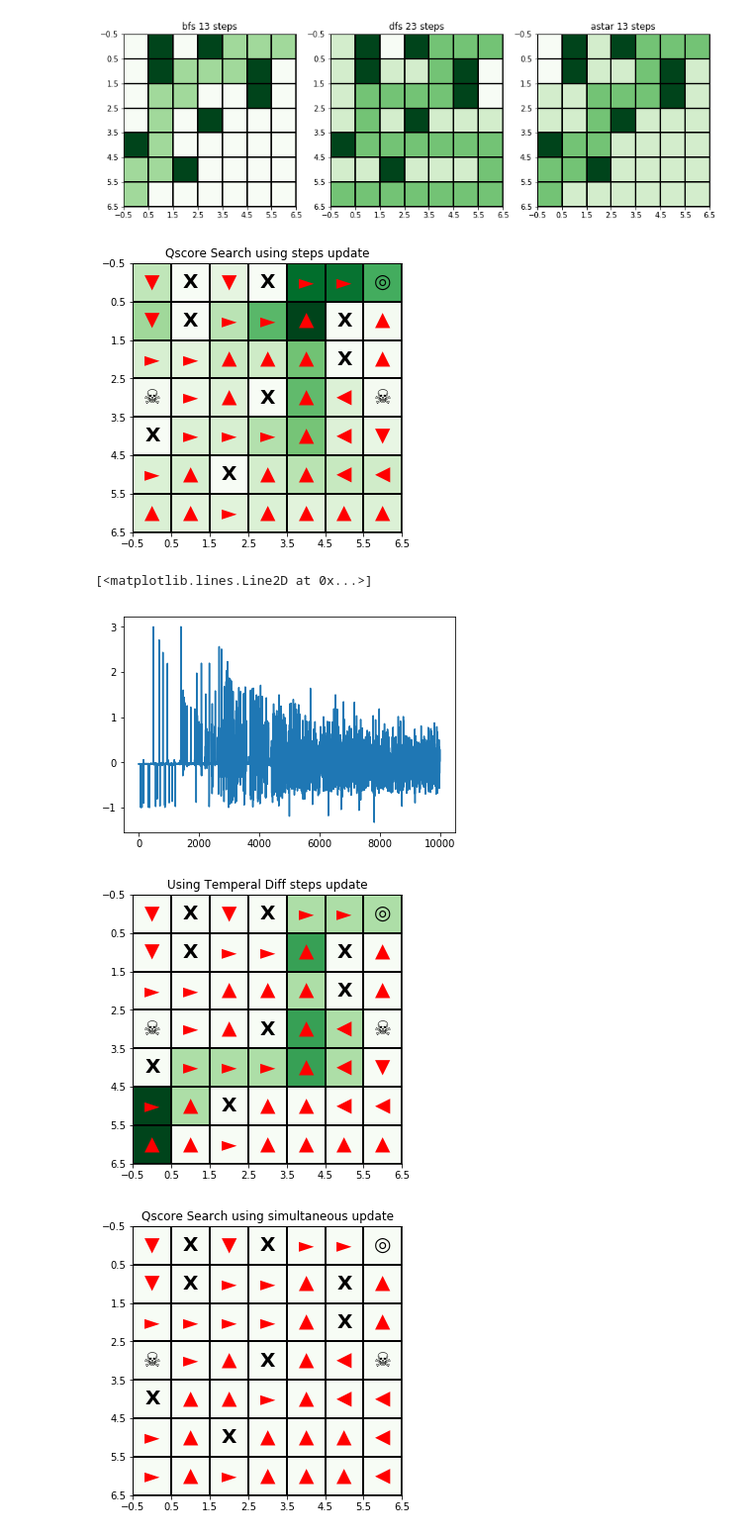
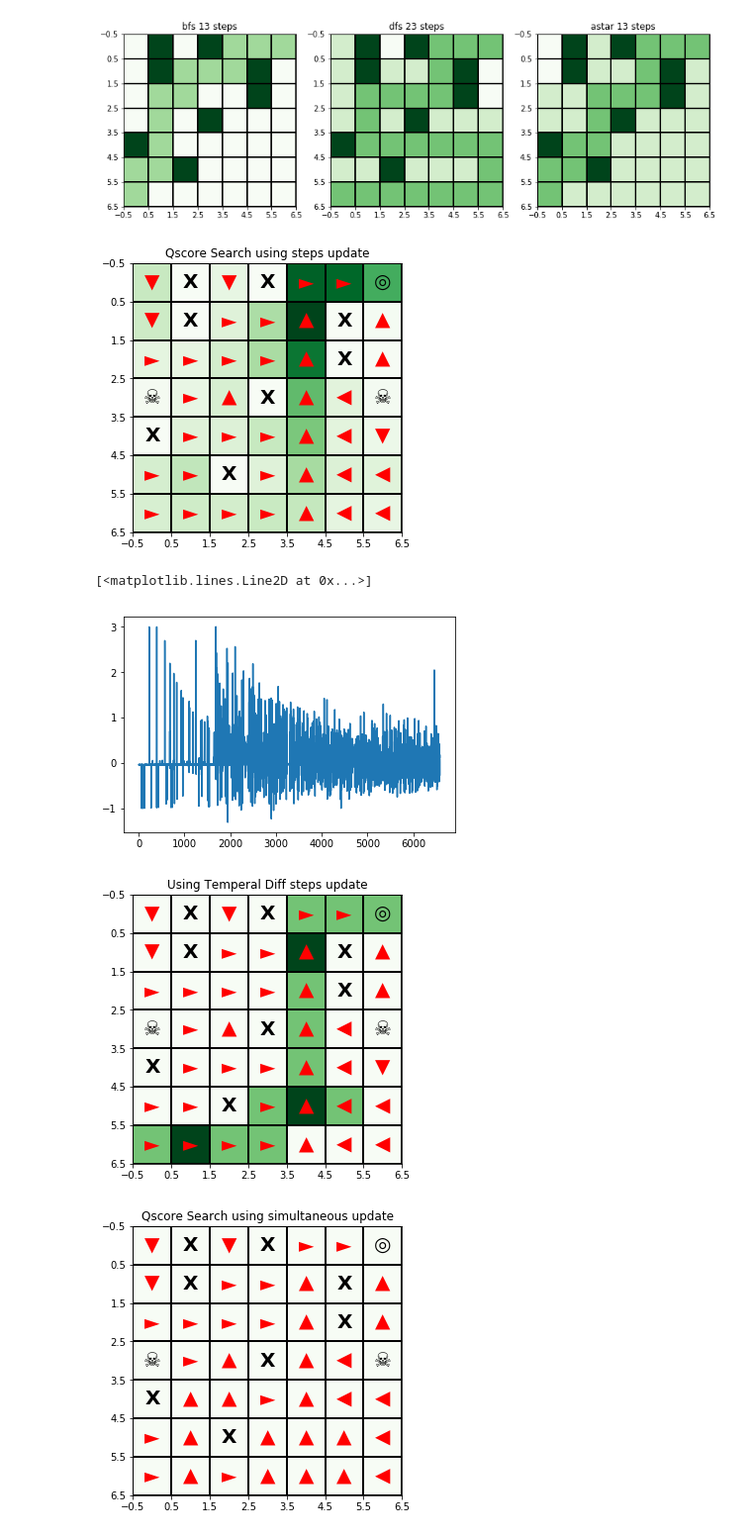
Before and after one commit to chihoxtra/reinforcement_learning, a Jupyter notebook: [PlayAround][Reinforcement Learning].ipynb, the cells around one changed output. Shown at 99% size. Saved outputs shown, nothing was run; the diff lists cells and outputs as text; code cells hidden in the pictures.

Commit message:
reinitiate e after reach round of T (reaching a goal or penalty state)

```diff
--- a/[PlayAround][Reinforcement Learning].ipynb
+++ b/[PlayAround][Reinforcement Learning].ipynb
@@ -372,18 +369,19 @@ class RL_SearchAgent:
         self.gamma = gamma
         self.initialState = (1,1)
         self.visitedPath = [self.initialState]
-        self.TDLamda = TDLamda
+        self.TDLamda = TDLamda #0:-> not use eligibility
 
-        self.initializeQscore()
+        self.initialize()
 
-    def initializeQscore(self):
+    def initialize(self, reinit=False):
         maze_width = self.problem.dimension[0]
         maze_height = self.problem.dimension[1]
 
         for i in range(maze_width):
             for j in range(maze_height):
                 if (i+1,j+1) not in self.problem.walls:
-                    self.qScore[(i+1,j+1)] = {'L':0.0, 'R':0.0, 'U':0.0, 'D':0.0}
+                    if reinit==False:
+                        self.qScore[(i+1,j+1)] = {'L':0.0, 'R':0.0, 'U':0.0, 'D':0.0}
                     if self.TDLamda > 0.0: #use eligibility
                         self.e[(i+1,j+1)] = 0.0
 
@@ -431,7 +429,7 @@ class RL_SearchAgent:
 
         for e in range(epoche):
 
-            #self.alpha = 1/(t+1)
+            self.initialize(reinit=True)
             endStateReached = False
             gamma = self.gamma
             e_t = 0 #try to do a diminishing gamma
@@ -453,7 +451,7 @@ class RL_SearchAgent:
 
                 assert(self.qScore[currentState][OptimalAct] == OptimalQscore)
 
-                if self.TDLamda > 0.0 and self.e: # use TD 0
+                if self.TDLamda > 0.0 and self.e: # use TD 1
 
                     self.e[currentState] += 1 #+1 on eligibility after leaving the state
 
@@ -468,7 +466,7 @@ class RL_SearchAgent:
 
                         self.e[es] = gamma * self.e[es] #note that if gamma ==0 only last state will have e==1
 
-                else:   #not use eligibility (use TD 1)
+                else:   #not use eligibility ( TD 0)
 
                     ### explicitly update only the last state
                     self.qScore[currentState][OptimalAct] += (self.alpha * (deltaQscore) )
@@ -564,22 +562,22 @@ p1 = RL_Problem(dimension = (7,7),
 # %%
 ############### Method 1 ########################
 visitedPath = []
-TDLamda = 1.0 #0-> not use eligibility use TD (1); 1-> use eligibility -> TD (0)
+TDLamda = 1.0 # 0-> TD(0) not use eligibility ; (1) 1-> use eligibility
 s1 = RL_SearchAgent(p1, alpha = 0.1, gamma = 0.90, initialState = (1,1), TDLamda=TDLamda)
 
-visitedPath, QscoreDiffHist = s1.trainModelbyTemporalDifference(epoche=600, offPolicyThreshold=0.2)
+visitedPath, QscoreDiffHist = s1.trainModelbyTemporalDifference(epoche=400, offPolicyThreshold=0.2)
 displayRLMaze(p1, s1, visitedPath,'Qscore Search using steps update')
 # %% [output]
-[figure, old version]
+[figure, new version]
 # %%
 plt.plot(QscoreDiffHist)
 # %% [output]
 [<matplotlib.lines.Line2D at 0x...>]
-[figure, old version]
+[figure, new version]
 # %%
 showSearchPolicy(p1, s1, title='Using Temperal Diff steps update')
 # %% [output]
-[figure, old version]
+[figure, new version]
 # %%
 ############### Method 2 ########################
 s2 = RL_SearchAgent(p1, gamma=0.90, initialState = (1,1))
```
Also changed, not shown: parts of 2 cells of this notebook.
